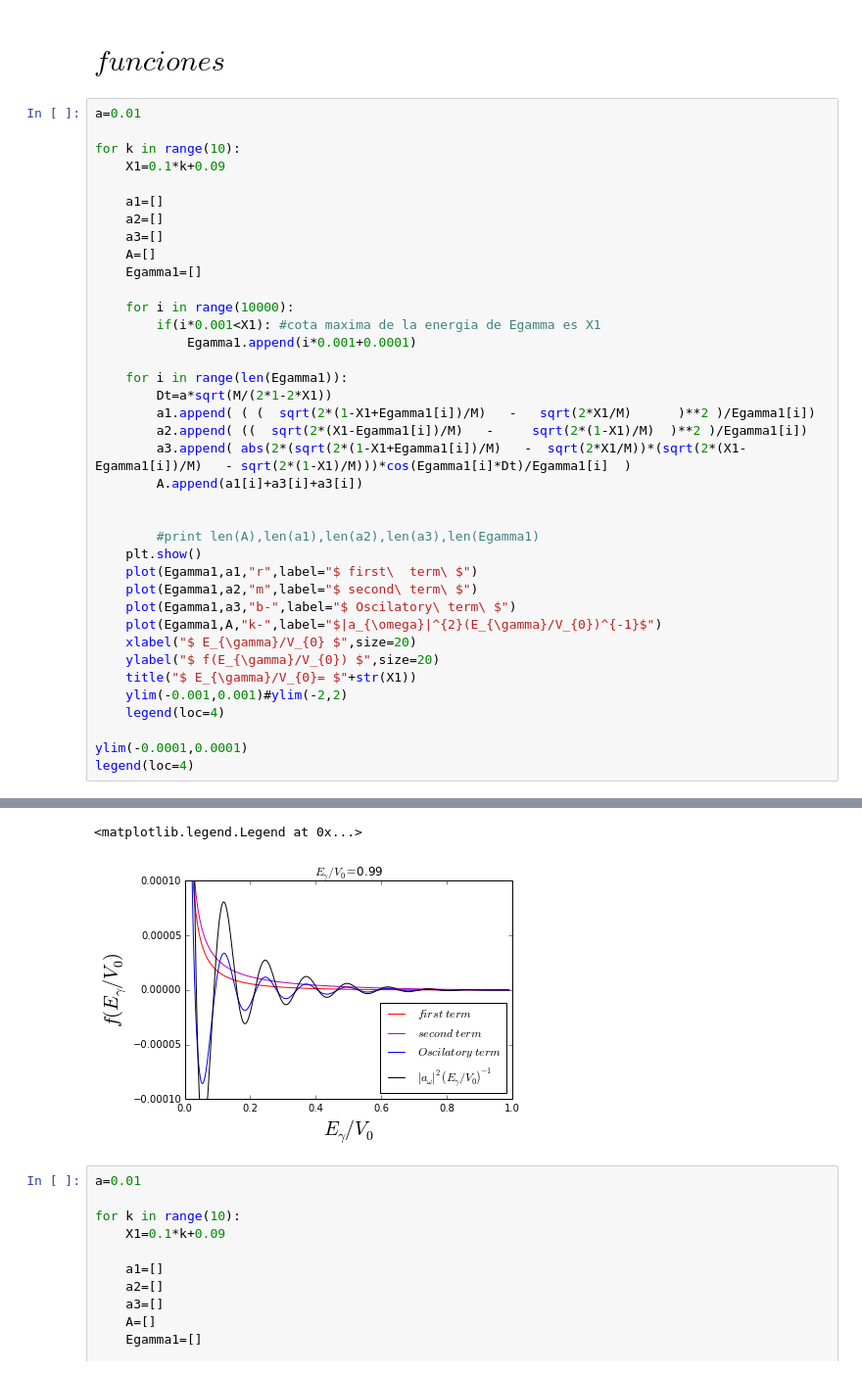
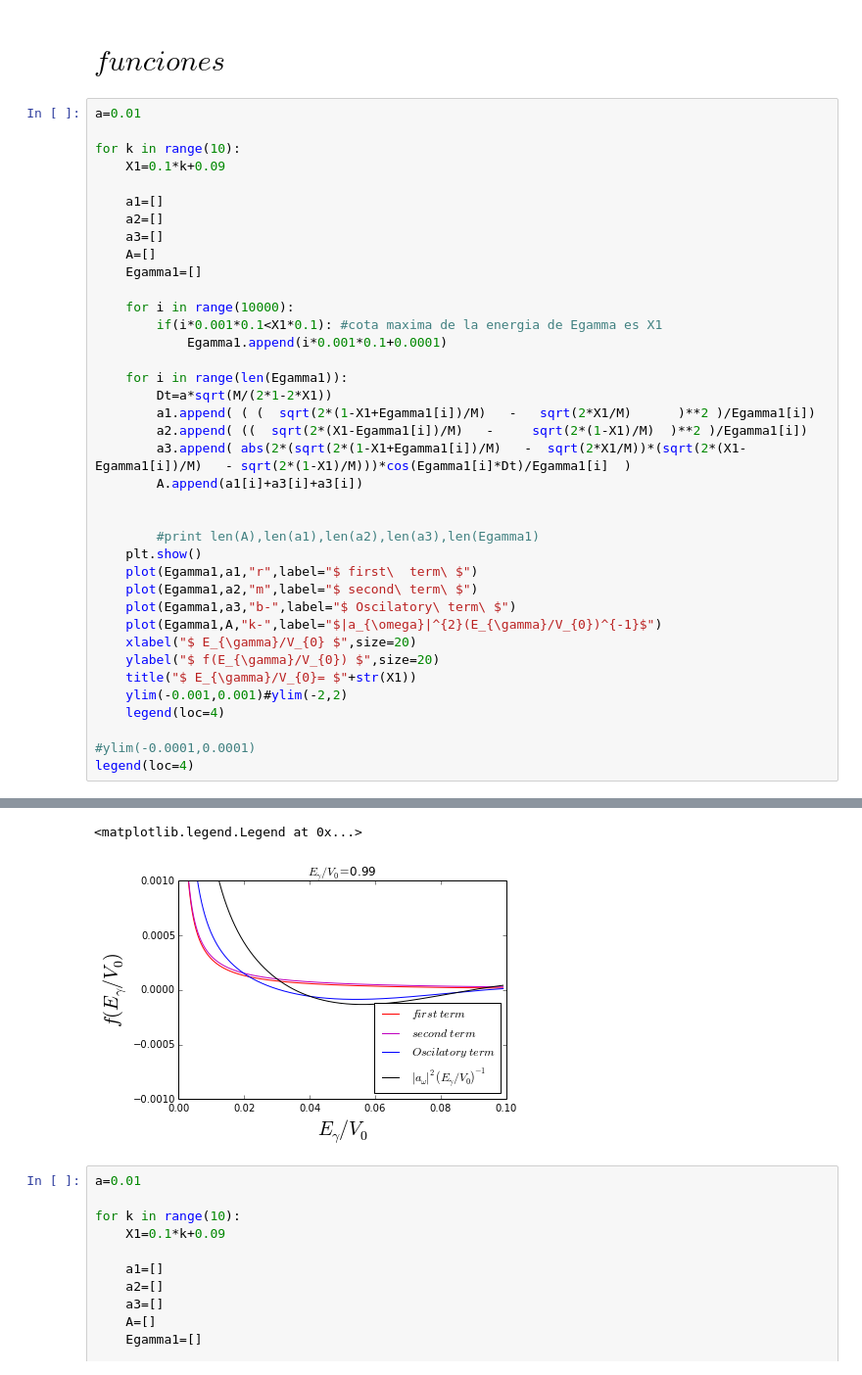
Before and after one commit to daniel-lozano/Thesis, a Jupyter notebook: funciones 1 (Bremsshtralung despues).ipynb, the cells around one changed output, grey strips where cells are left out. Shown at 98% size. Cells and saved outputs as stored; diff of their text form.

```diff
--- a/funciones 1 (Bremsshtralung despues).ipynb
+++ b/funciones 1 (Bremsshtralung despues).ipynb
@@ -24,8 +24,8 @@ for k in range(10):
     Egamma1=[]
 
     for i in range(10000):
-        if(i*0.001<X1): #cota maxima de la energia de Egamma es X1
-            Egamma1.append(i*0.001+0.0001)
+        if(i*0.001*0.1<X1*0.1): #cota maxima de la energia de Egamma es X1
+            Egamma1.append(i*0.001*0.1+0.0001)
 
     for i in range(len(Egamma1)):
         Dt=a*sqrt(M/(2*1-2*X1))
@@ -47,6 +47,6 @@ for k in range(10):
     ylim(-0.001,0.001)#ylim(-2,2)
     legend(loc=4)
 
-ylim(-0.0001,0.0001)
+#ylim(-0.0001,0.0001)
 legend(loc=4)
 # %% [output]
@@ -62,5 +62,5 @@ legend(loc=4)
 <matplotlib.legend.Legend at 0x...>
-[figure, old version]
+[figure, new version]
 # %%
 a=0.01
 
```
Also changed, not shown: parts of 1 cell of this notebook, 2 other files.
